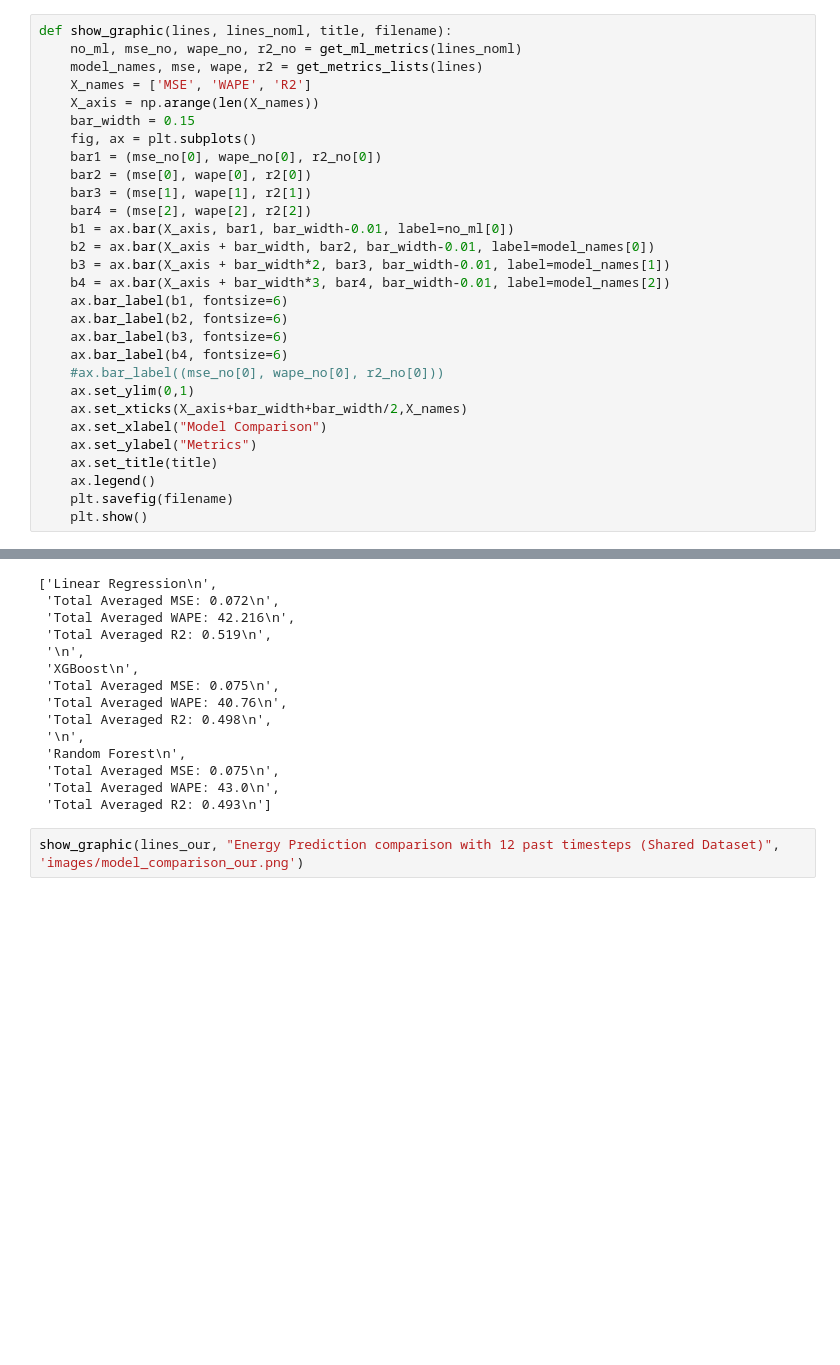
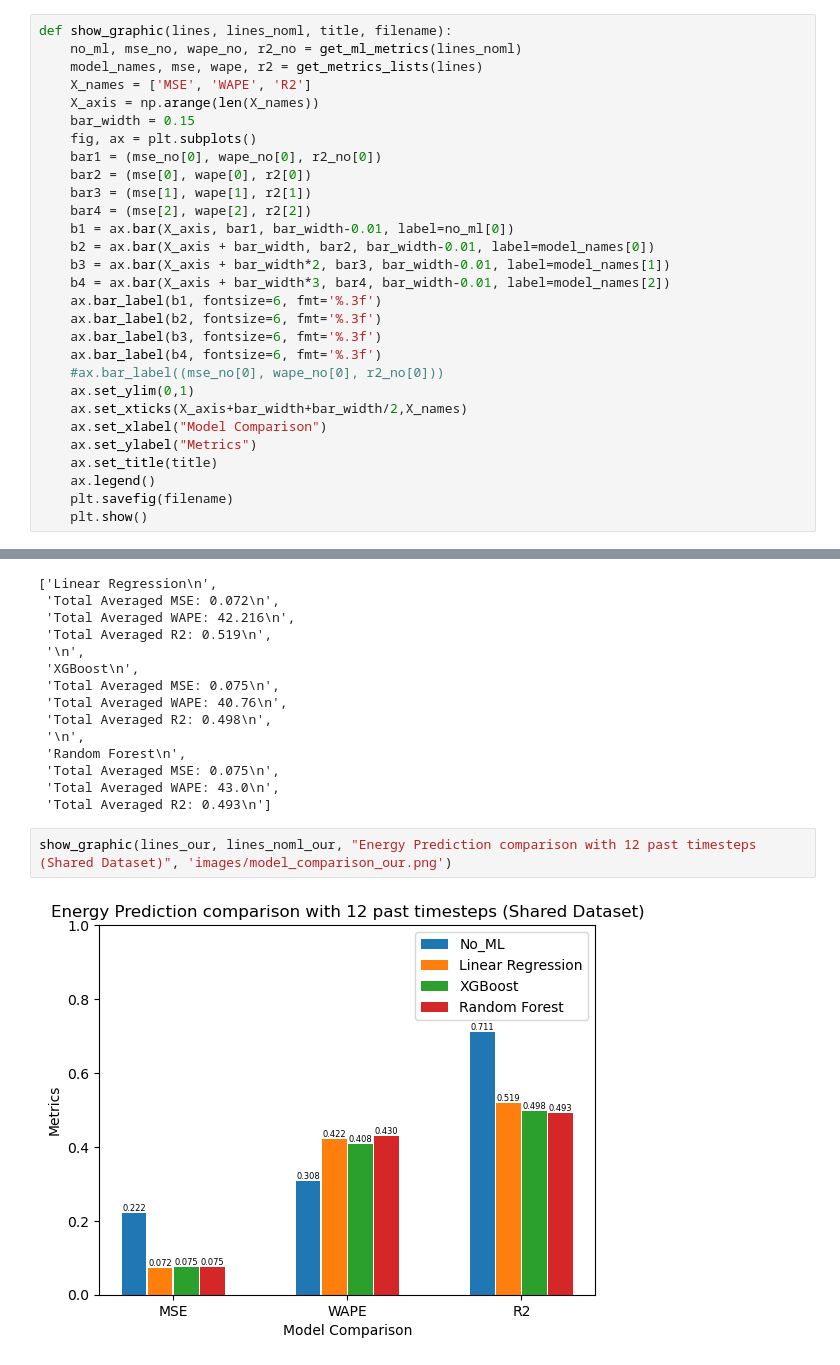
Before and after one commit to franciscomonteiro85/rec-energy-prediction-algorithm, a Jupyter notebook: Graphics.ipynb, the cells around one changed output, grey strips where cells are left out. Drawn from its saved outputs; the diff is of its cells as text; blank space fills up the shorter version.

Commit message:
Small Change in graphics

```diff
--- a/Graphics.ipynb
+++ b/Graphics.ipynb
@@ -39,10 +39,10 @@ def show_graphic(lines, lines_noml, title, filename):
     b2 = ax.bar(X_axis + bar_width, bar2, bar_width-0.01, label=model_names[0])
     b3 = ax.bar(X_axis + bar_width*2, bar3, bar_width-0.01, label=model_names[1])
     b4 = ax.bar(X_axis + bar_width*3, bar4, bar_width-0.01, label=model_names[2])
-    ax.bar_label(b1, fontsize=6)
-    ax.bar_label(b2, fontsize=6)
-    ax.bar_label(b3, fontsize=6)
-    ax.bar_label(b4, fontsize=6)
+    ax.bar_label(b1, fontsize=6, fmt='%.3f')
+    ax.bar_label(b2, fontsize=6, fmt='%.3f')
+    ax.bar_label(b3, fontsize=6, fmt='%.3f')
+    ax.bar_label(b4, fontsize=6, fmt='%.3f')
     #ax.bar_label((mse_no[0], wape_no[0], r2_no[0]))
     ax.set_ylim(0,1)
     ax.set_xticks(X_axis+bar_width+bar_width/2,X_names)
@@ -111,7 +111,9 @@ lines_our
  'Total Averaged WAPE: 43.0\n',
  'Total Averaged R2: 0.493\n']
 # %%
-show_graphic(lines_our, "Energy Prediction comparison with 12 past timesteps (Shared Dataset)", 'images/model_comparison_our.png')
+show_graphic(lines_our, lines_noml_our, "Energy Prediction comparison with 12 past timesteps (Shared Dataset)", 'images/model_comparison_our.png')
+# %% [output]
+[figure, added]
 # %%
 with open('gpu_logs/ensemble_97.txt') as f:
     lines_97 = f.readlines()
```
Also changed, not shown: parts of 6 cells of this notebook, 2 other files.
